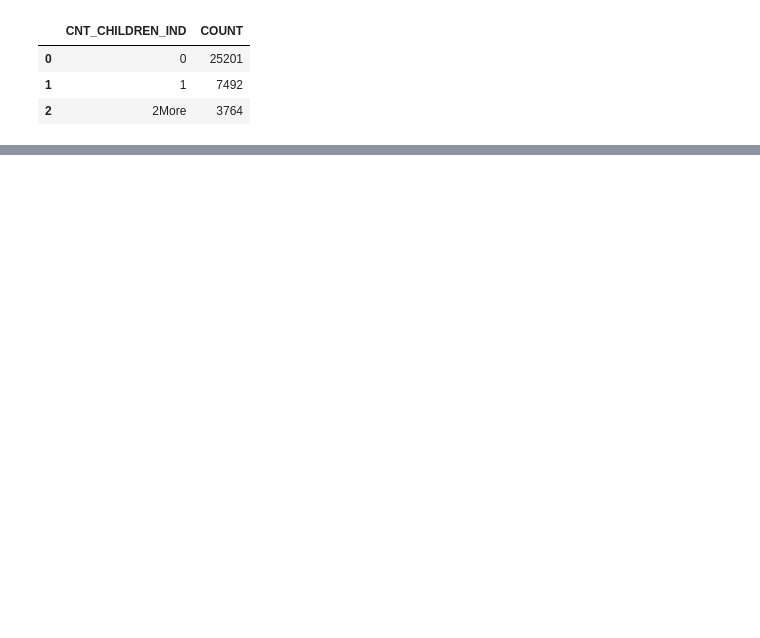
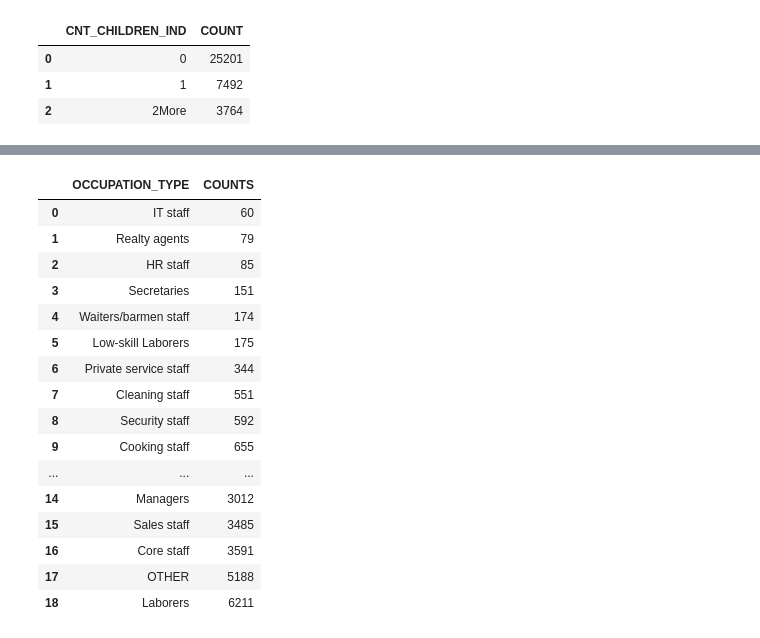
Before and after one commit to PaulLucasleit/snowpark-learnings, a Jupyter notebook: app/notebooks/ml_with_snowflake/1_3_demo_full_data_exploration.ipynb, the cells around one changed output, grey strips where cells are left out. Saved outputs shown, nothing was run; the diff lists cells and outputs as text; code cells hidden in the pictures; blank space fills up the shorter version.

```diff
--- a/app/notebooks/ml_with_snowflake/1_3_demo_full_data_exploration.ipynb
+++ b/app/notebooks/ml_with_snowflake/1_3_demo_full_data_exploration.ipynb
@@ -257,0 +340,2 @@ application_record_sdf.group_by('CNT_CHILDREN_IND').count().sort('CNT_CHILDREN_I
+# %%
+application_record_sdf = application_record_sdf.filter(functions.col('WORKYEAR') < 50)
@@ -257,0 +349,21 @@ application_record_sdf.group_by('CNT_CHILDREN_IND').count().sort('CNT_CHILDREN_I
+# %%
+var_analysis = application_record_sdf.group_by('OCCUPATION_TYPE').agg(functions.count('OCCUPATION_TYPE').as_('COUNTS')).sort('COUNTS')
+var_analysis.to_pandas()
+# %% [output]
+|  | OCCUPATION_TYPE | COUNTS |
+| 0 | IT staff | 60 |
+| 1 | Realty agents | 79 |
+| 2 | HR staff | 85 |
+| 3 | Secretaries | 151 |
+| 4 | Waiters/barmen staff | 174 |
+| 5 | Low-skill Laborers | 175 |
+| 6 | Private service staff | 344 |
+| 7 | Cleaning staff | 551 |
+| 8 | Security staff | 592 |
+| 9 | Cooking staff | 655 |
+| ... | ... | ... |
+| 14 | Managers | 3012 |
+| 15 | Sales staff | 3485 |
+| 16 | Core staff | 3591 |
+| 17 | OTHER | 5188 |
+| 18 | Laborers | 6211 |
```
Also changed, not shown: parts of 38 cells of this notebook, 3 other files.
